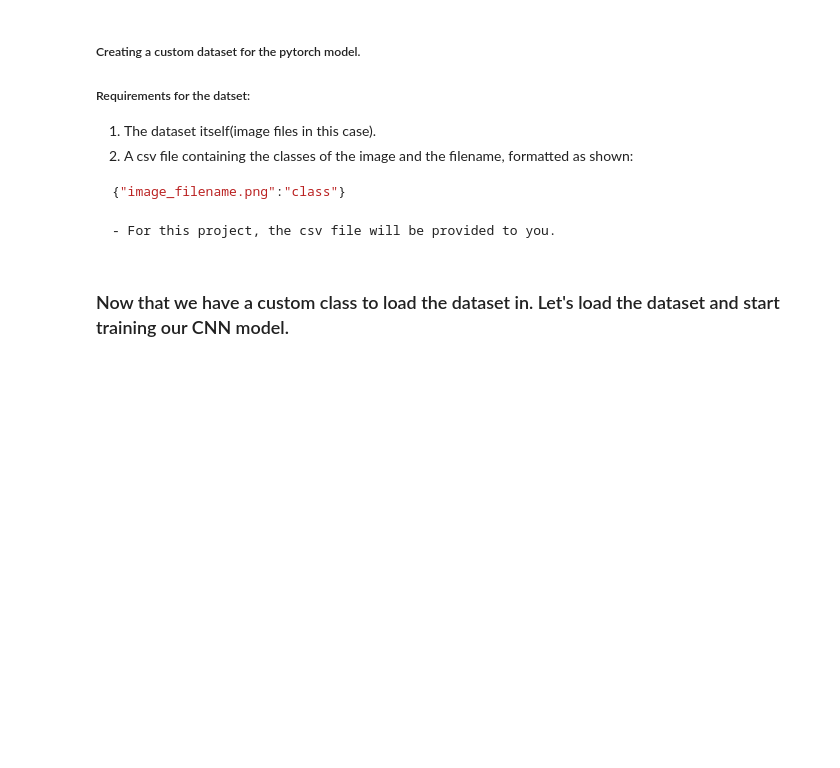
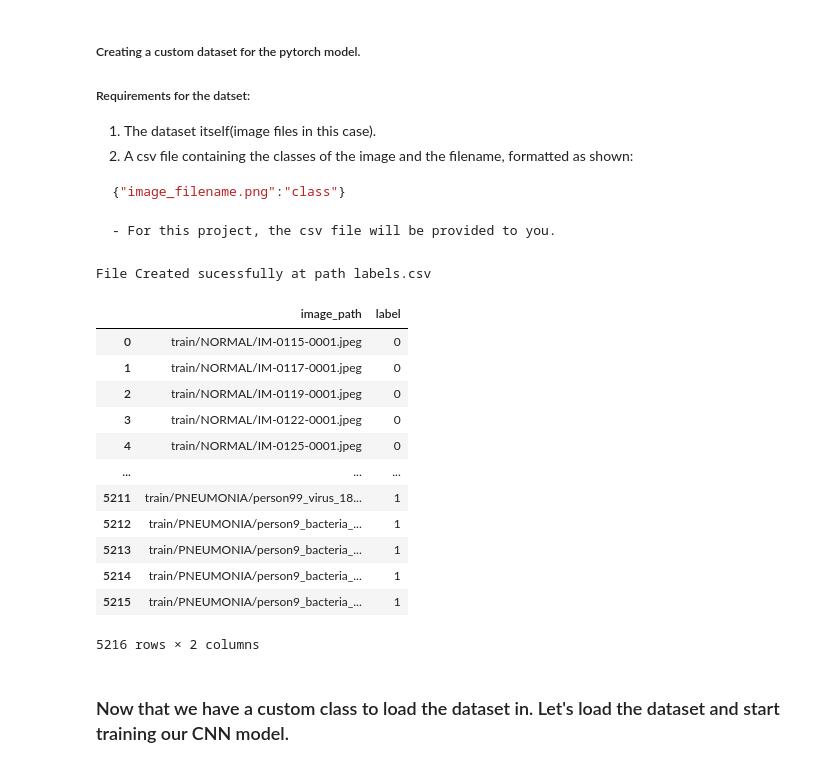
Before and after one commit to Apil120/Neural-Networks, a Jupyter notebook: CNN.ipynb, the cells around one changed output. Cells and saved outputs as stored; diff of their text form; code cells hidden in the pictures; blank space fills up the shorter version.

```diff
--- a/CNN.ipynb
+++ b/CNN.ipynb
@@ -737,8 +737,8 @@ def create_labels_csv(csv_file_path='labels.csv') -> pd.DataFrame:
     """
     Creates the labels.csv file needed for the pytorch model.
     """
-    PATH_FOR_NORMAL = os.path.join(os.getcwd(), 'bin_classification_data', 'chest_xray', 'chest_xray', 'train', 'NORMAL')
-    PATH_FOR_PNEUMONIA = os.path.join(os.getcwd(), 'bin_classification_data', 'chest_xray', 'chest_xray', 'train', 'PNEUMONIA')
+    PATH_FOR_NORMAL = os.path.join(os.getcwd(), 'bin_classification_data',  'chest_xray', 'train', 'NORMAL')
+    PATH_FOR_PNEUMONIA = os.path.join(os.getcwd(), 'bin_classification_data', 'chest_xray', 'train', 'PNEUMONIA')
     try:
         normal_images = os.listdir(PATH_FOR_NORMAL)
         pneumonia_images = os.listdir(PATH_FOR_PNEUMONIA)
@@ -762,4 +762,21 @@ def create_labels_csv(csv_file_path='labels.csv') -> pd.DataFrame:
     except Exception as e:
         print(f"Couldn't create csv file, error :{e}")
         return pd.DataFrame()
+# %%
+create_labels_csv()
+# %% [output]
+File Created sucessfully at path labels.csv
+|  | image_path | label |
+| 0 | train/NORMAL/IM-0115-0001.jpeg | 0 |
+| 1 | train/NORMAL/IM-0117-0001.jpeg | 0 |
+| 2 | train/NORMAL/IM-0119-0001.jpeg | 0 |
+| 3 | train/NORMAL/IM-0122-0001.jpeg | 0 |
+| 4 | train/NORMAL/IM-0125-0001.jpeg | 0 |
+| ... | ... | ... |
+| 5211 | train/PNEUMONIA/person99_virus_18... | 1 |
+| 5212 | train/PNEUMONIA/person9_bacteria_... | 1 |
+| 5213 | train/PNEUMONIA/person9_bacteria_... | 1 |
+| 5214 | train/PNEUMONIA/person9_bacteria_... | 1 |
+| 5215 | train/PNEUMONIA/person9_bacteria_... | 1 |
+5216 rows × 2 columns
 # %%
```
Also changed, not shown: parts of 3 cells of this notebook.
